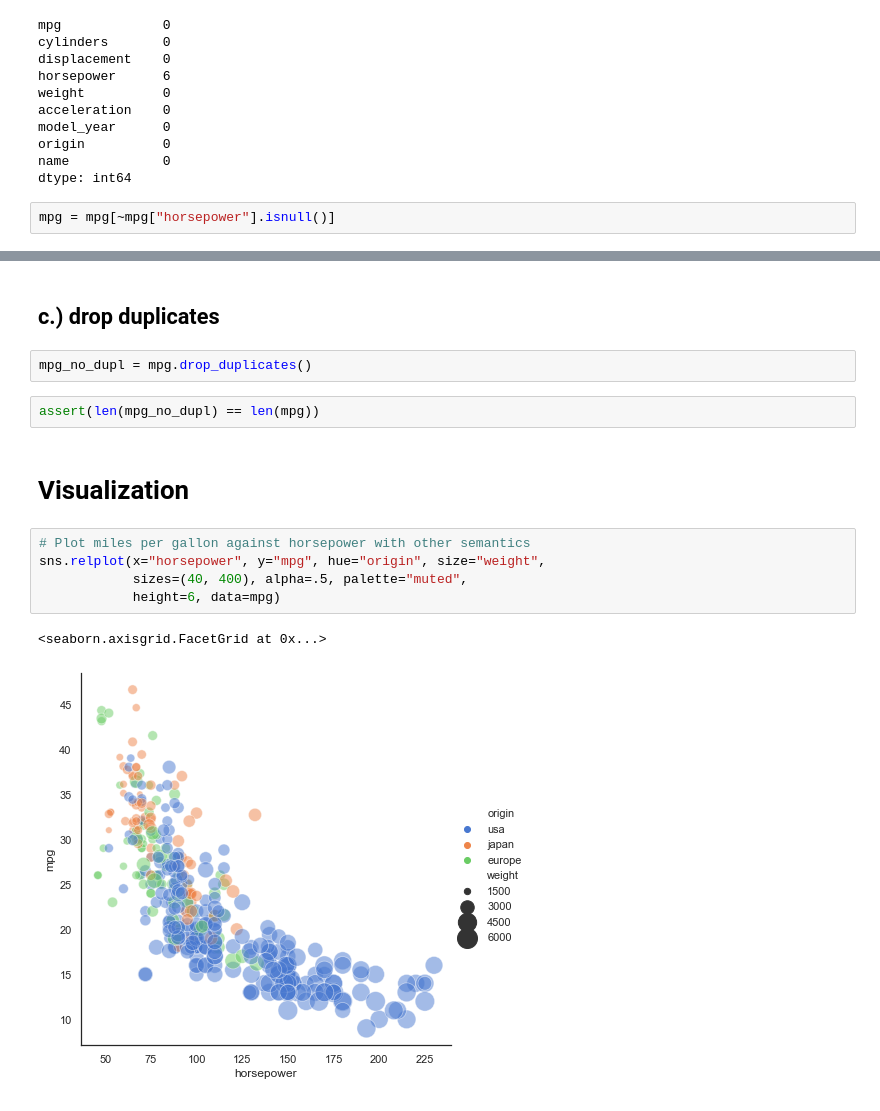
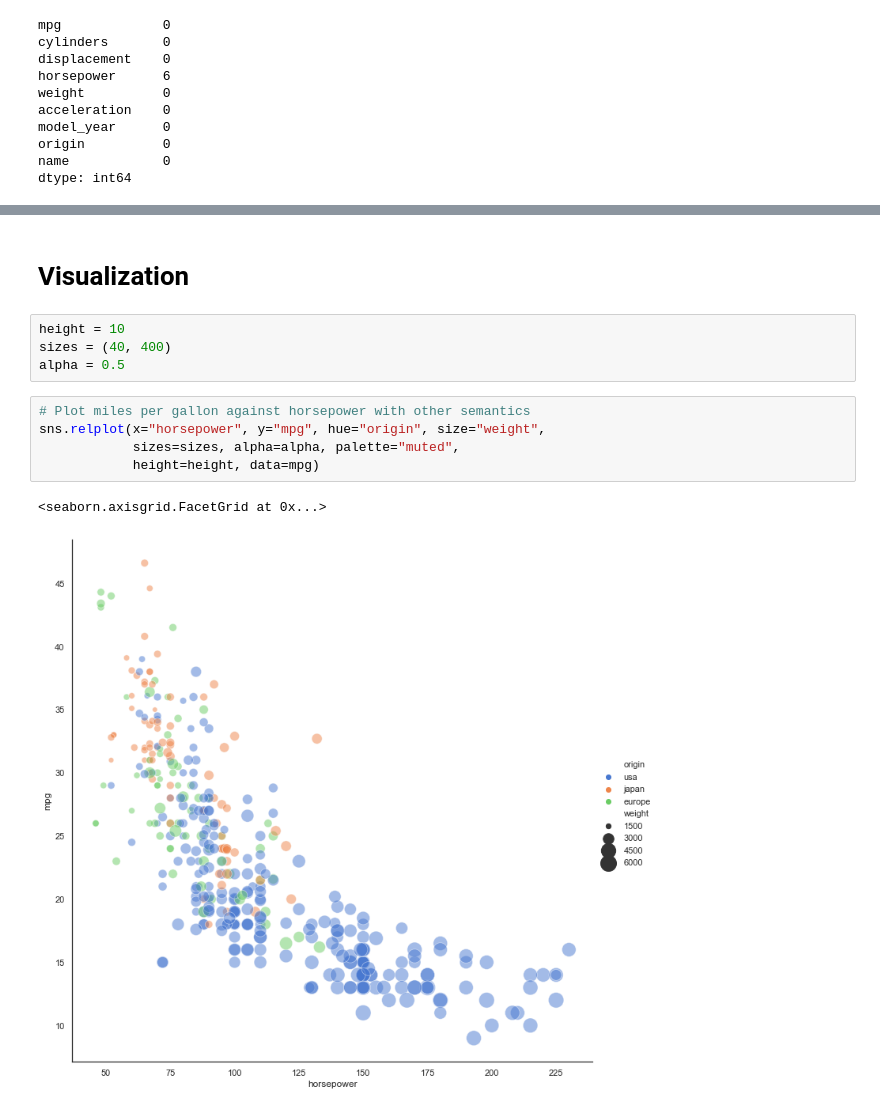
Before and after one commit to ferencberes/ds-tools, a Jupyter notebook: version_control/MPG2.ipynb, the cells around one changed output, grey strips where cells are left out. Cells and saved outputs as stored; diff of their text form.

```diff
--- a/version_control/MPG2.ipynb
+++ b/version_control/MPG2.ipynb
@@ -45,5 +44,3 @@ model_year      0
 origin          0
 name            0
 dtype: int64
-# %%
-mpg = mpg[~mpg["horsepower"].isnull()]
@@ -54,16 +47,14 @@ mpg.shape
-# %% [markdown]
-## c.) drop duplicates
-# %%
-mpg_no_dupl = mpg.drop_duplicates()
-# %%
-assert(len(mpg_no_dupl) == len(mpg))
 # %% [markdown]
 # Visualization
+# %%
+height = 10
+sizes = (40, 400)
+alpha = 0.5
 # %%
 # Plot miles per gallon against horsepower with other semantics
 sns.relplot(x="horsepower", y="mpg", hue="origin", size="weight",
-            sizes=(40, 400), alpha=.5, palette="muted",
-            height=6, data=mpg)
+            sizes=sizes, alpha=alpha, palette="muted",
+            height=height, data=mpg)
 # %% [output]
 <seaborn.axisgrid.FacetGrid at 0x...>
-[figure, old version]
+[figure, new version]
```
Also changed, not shown: parts of 4 cells of this notebook.
